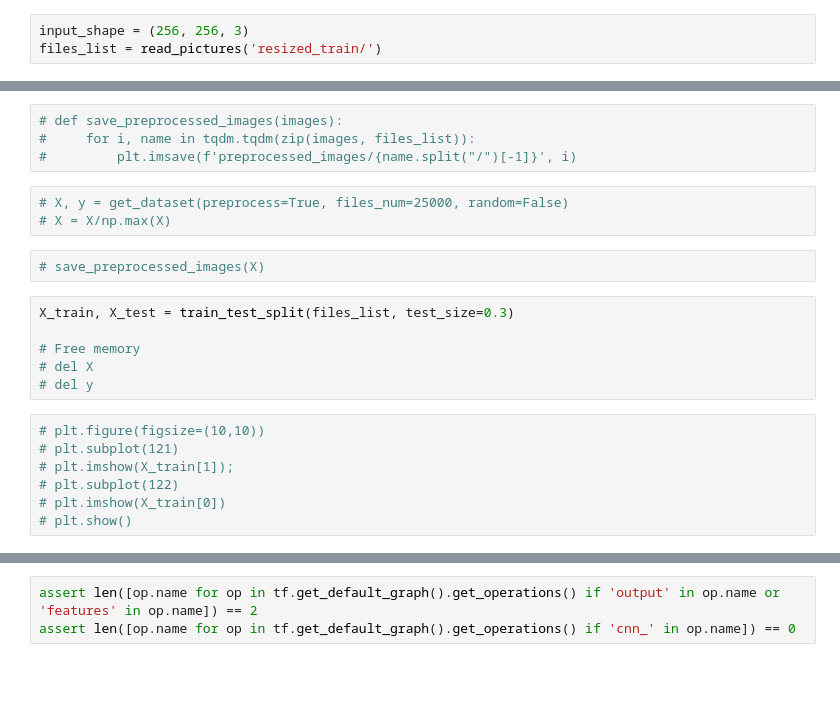
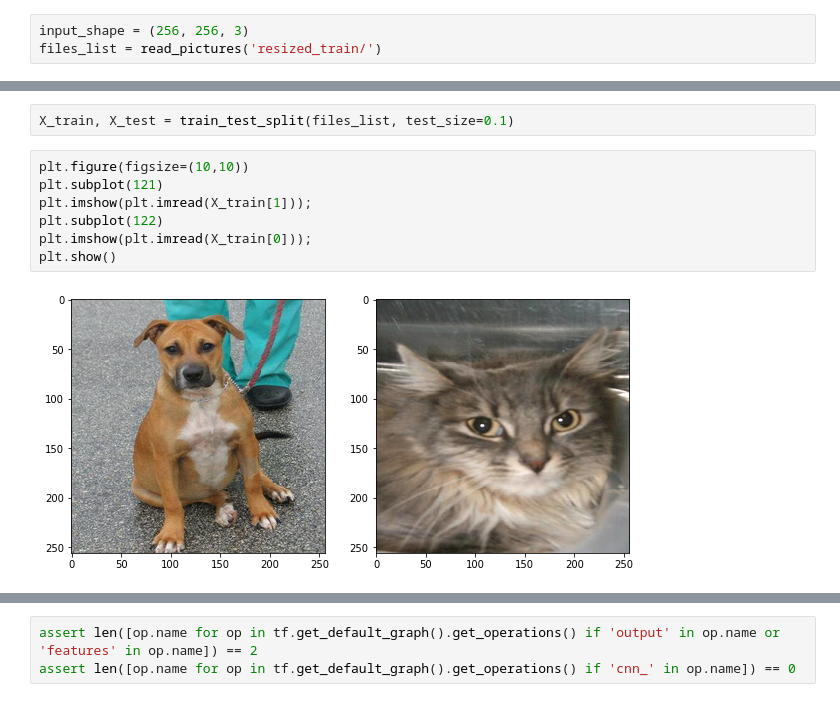
Before and after one commit to aweas/deep_dreaming_dogs, a Jupyter notebook: classificator_training.ipynb, the cells around one changed output, grey strips where cells are left out. Cells and saved outputs as stored; diff of their text form; blank space fills up the shorter version.

```diff
--- a/classificator_training.ipynb
+++ b/classificator_training.ipynb
@@ -45,25 +19,14 @@ files_list = read_pictures('resized_train/')
-# %%
-# def save_preprocessed_images(images):
-#     for i, name in tqdm.tqdm(zip(images, files_list)):
-#         plt.imsave(f'preprocessed_images/{name.split("/")[-1]}', i)
-# %%
-# X, y = get_dataset(preprocess=True, files_num=25000, random=False)
-# X = X/np.max(X)
-# %%
-# save_preprocessed_images(X)
 # %%
-X_train, X_test = train_test_split(files_list, test_size=0.3)
-
-# Free memory
-# del X
-# del y
+X_train, X_test = train_test_split(files_list, test_size=0.1)
 # %%
-# plt.figure(figsize=(10,10))
-# plt.subplot(121)
-# plt.imshow(X_train[1]);
-# plt.subplot(122)
-# plt.imshow(X_train[0])
-# plt.show()
+plt.figure(figsize=(10,10))
+plt.subplot(121)
+plt.imshow(plt.imread(X_train[1]));
+plt.subplot(122)
+plt.imshow(plt.imread(X_train[0]));
+plt.show()
+# %% [output]
+[figure, added]
 # %%
 class cnn_network(abstract_network):
     def _inference(self):
```
Also changed, not shown: parts of 6 cells of this notebook, 18 other files.
